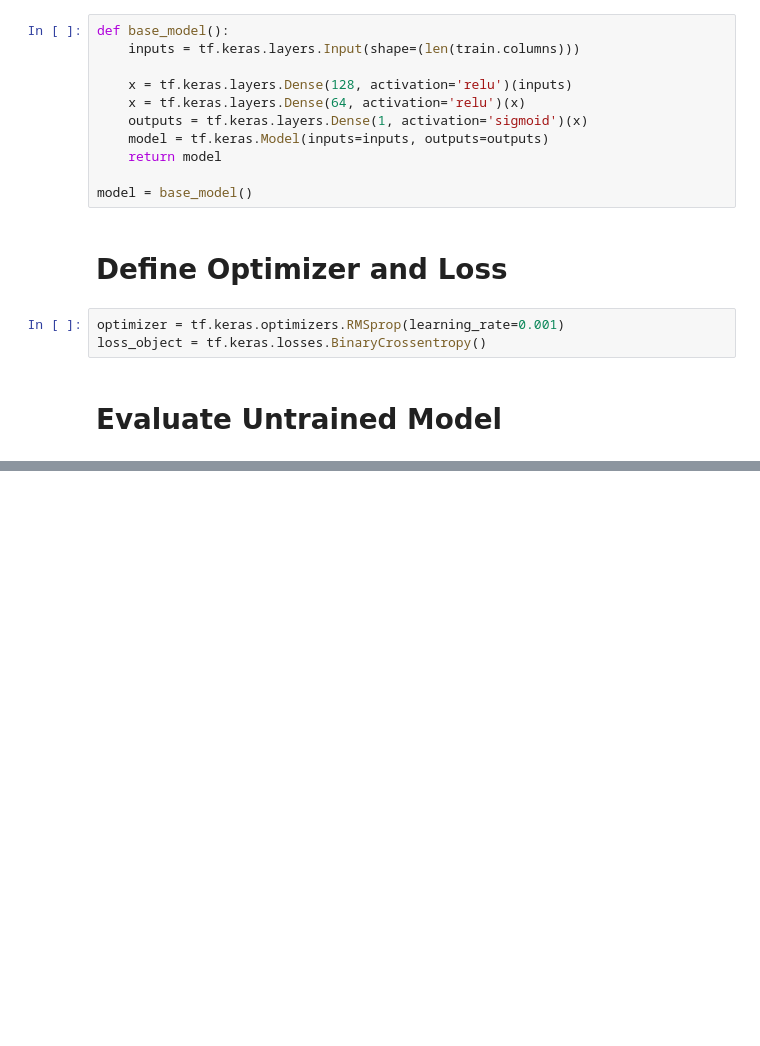
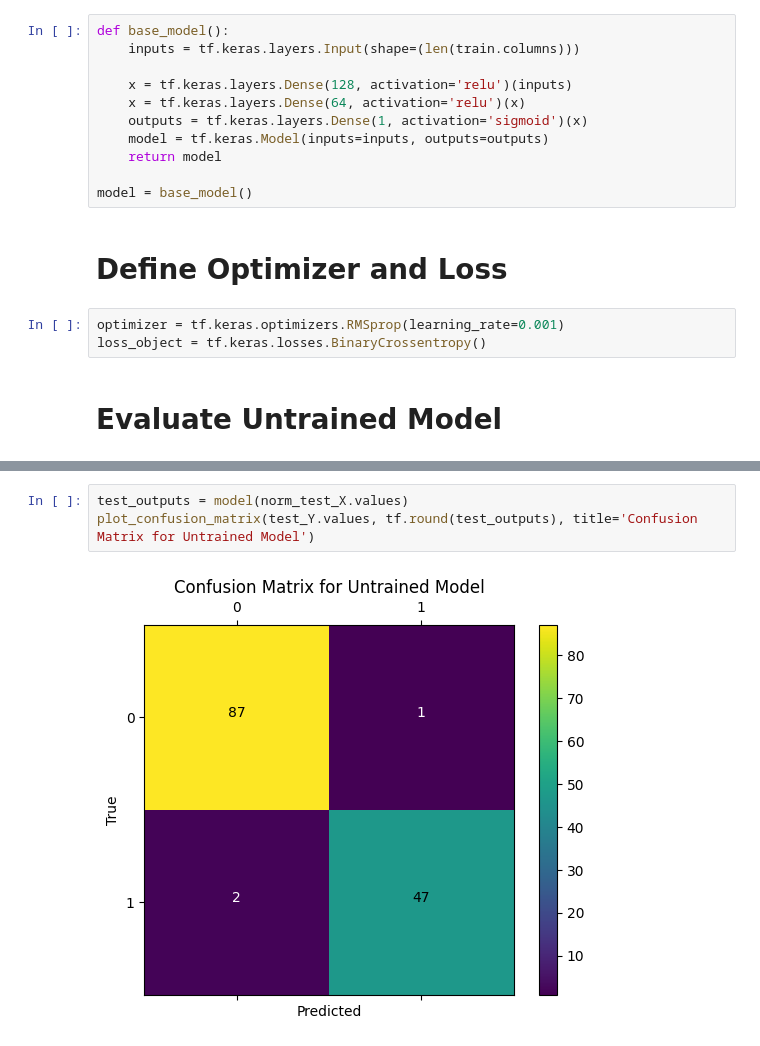
Before and after one commit to yeesem/Deep_Learning, a Jupyter notebook: Breast_Cancer_Prediction_Custom_Training.ipynb, the cells around one changed output, grey strips where cells are left out. Cells and saved outputs as stored; diff of their text form; blank space fills up the shorter version.

```diff
--- a/Breast_Cancer_Prediction_Custom_Training.ipynb
+++ b/Breast_Cancer_Prediction_Custom_Training.ipynb
@@ -135,0 +369,5 @@ loss_object = tf.keras.losses.BinaryCrossentropy()
+# %%
+test_outputs = model(norm_test_X.values)
+plot_confusion_matrix(test_Y.values, tf.round(test_outputs), title='Confusion Matrix for Untrained Model')
+# %% [output]
+[figure, added]
```
Also changed, not shown: parts of 16 cells of this notebook.
